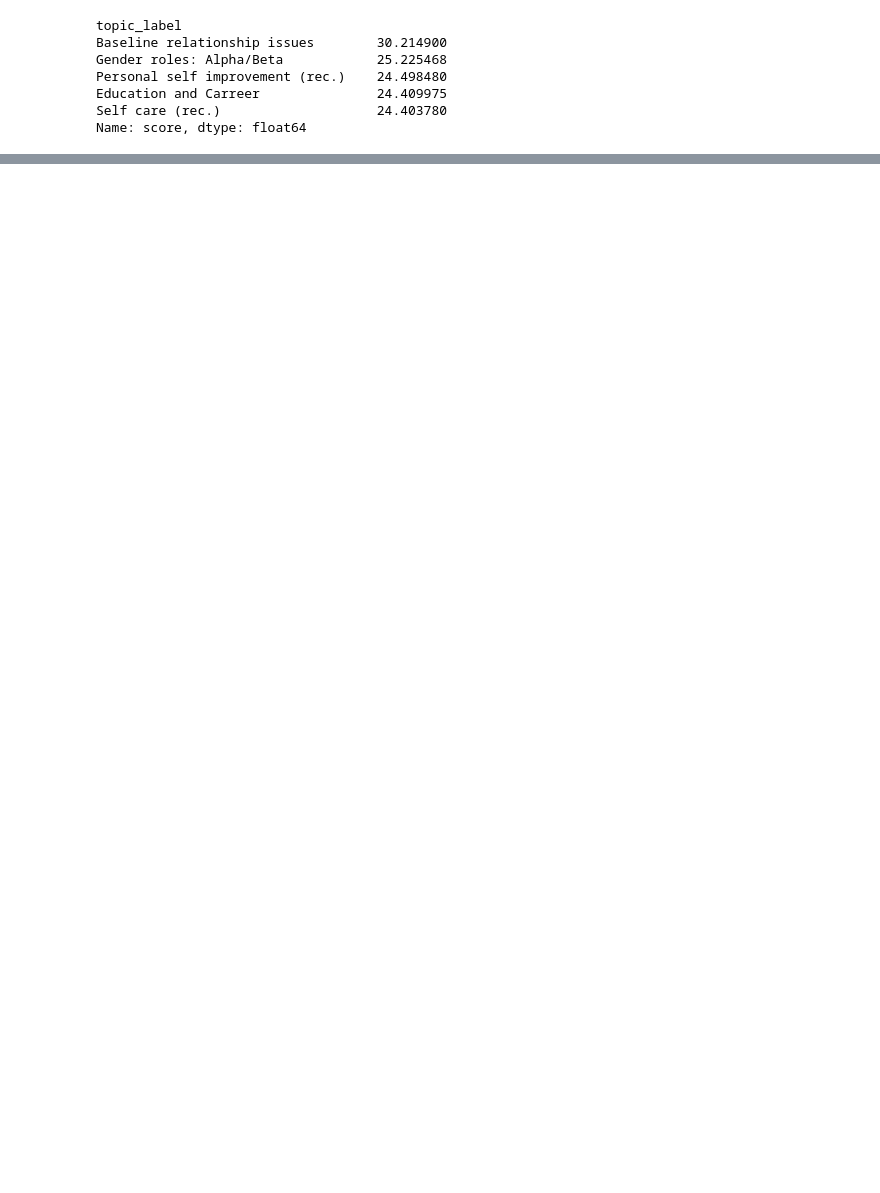
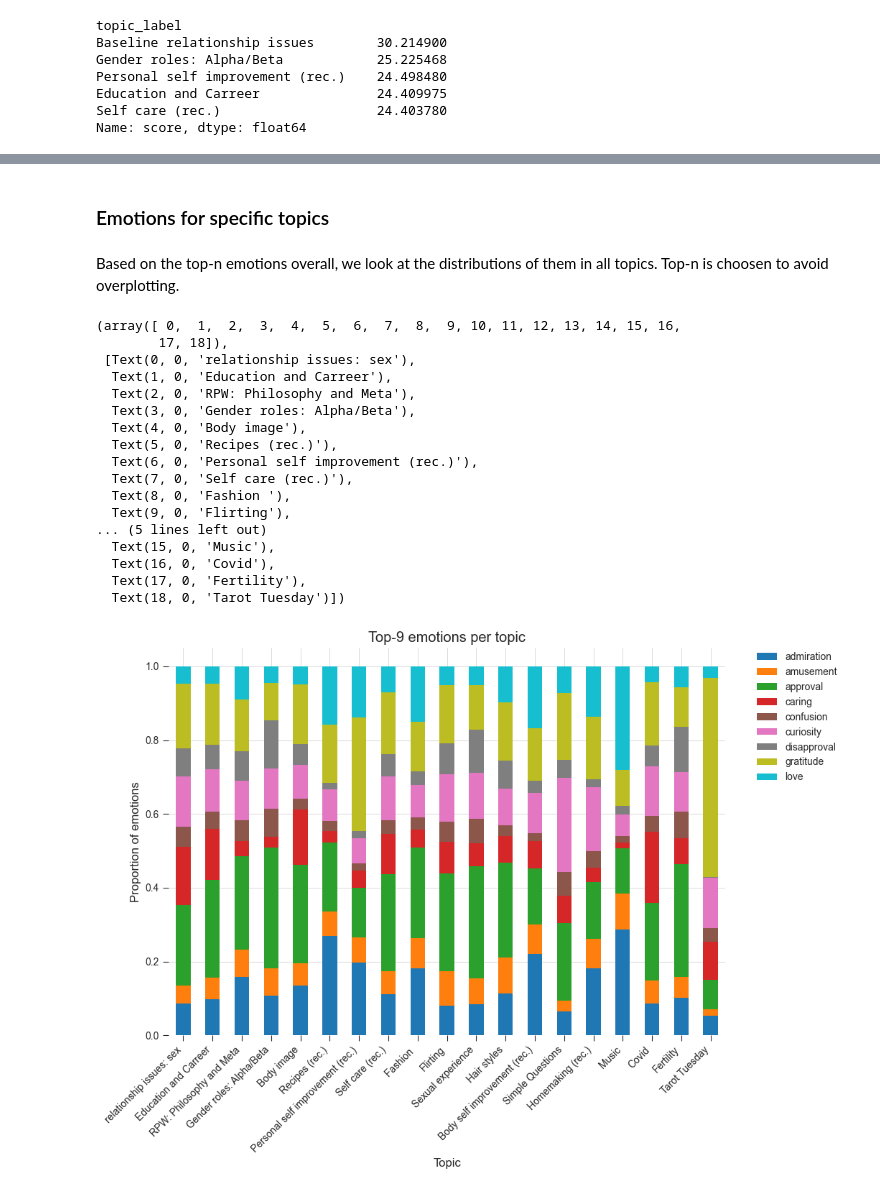
Before and after one commit to MisterXY89/redpillwomen, a Jupyter notebook: src/sentiment_per_topic.ipynb, the cells around one changed output, grey strips where cells are left out. Drawn from its saved outputs; the diff is of its cells as text; code cells hidden in the pictures; blank space fills up the shorter version.

```diff
--- a/src/sentiment_per_topic.ipynb
+++ b/src/sentiment_per_topic.ipynb
@@ -269,0 +285,52 @@ test.sentiment_label.isna().sum()
+# %% [markdown]
+### Emotions for specific topics
+# %%
+comments_redpill_copy = comments_redpill.copy()
+# %% [markdown]
+Based on the top-n emotions overall, we look at the distributions of them in all topics. Top-n is choosen to avoid overplotting.
+# %%
+# get top 10 emotions overall & drop neutral
+top_10_emotions = comments_redpill_copy.emotions_label.value_counts().head(10).index.tolist()
+if 'neutral' in top_10_emotions:
+    top_10_emotions.remove('neutral')
+# %%
+# replace all emtions that are not in top_10_emotions with 'other'
+comments_redpill_copy['emotions_label'] = comments_redpill_copy.emotions_label.apply(lambda x: x if x in top_10_emotions else 'other')
+# drop all rows that have 'other' as emotion
+comments_redpill_copy = comments_redpill_copy[comments_redpill_copy.emotions_label != 'other']
+# %%
+# use top_10_emotions list to show proportion of emotions per topic
+comments_redpill_copy.groupby('topic').emotions_label.value_counts(normalize=True).unstack().plot.bar(
+    stacked=True,
+    figsize=(10,7),
+    title='Top-9 emotions per topic',
+    ylabel='Proportion of emotions',
+    cmap="tab10",
+    xlabel='Topic'
+)
+
+plt.legend(bbox_to_anchor=(1.05, 1), loc='upper left', borderaxespad=0., facecolor='white')
+plt.grid(linewidth = 0.5)
+# set x axis label with topic2num dict values
+plt.xticks(range(len(topic2num)), list(topic2num.values()))
+# rotate x axis labels
+plt.xticks(rotation=45, horizontalalignment='right')
+# %% [output]
+(array([ 0,  1,  2,  3,  4,  5,  6,  7,  8,  9, 10, 11, 12, 13, 14, 15, 16,
+        17, 18]),
+ [Text(0, 0, 'relationship issues: sex'),
+  Text(1, 0, 'Education and Carreer'),
+  Text(2, 0, 'RPW: Philosophy and Meta'),
+  Text(3, 0, 'Gender roles: Alpha/Beta'),
+  Text(4, 0, 'Body image'),
+  Text(5, 0, 'Recipes (rec.)'),
+  Text(6, 0, 'Personal self improvement (rec.)'),
+  Text(7, 0, 'Self care (rec.)'),
+  Text(8, 0, 'Fashion '),
+  Text(9, 0, 'Flirting'),
+... (5 lines left out)
+  Text(15, 0, 'Music'),
+  Text(16, 0, 'Covid'),
+  Text(17, 0, 'Fertility'),
+  Text(18, 0, 'Tarot Tuesday')])
+[figure, added]
```
Also changed, not shown: parts of 28 cells of this notebook, 1 other file.
